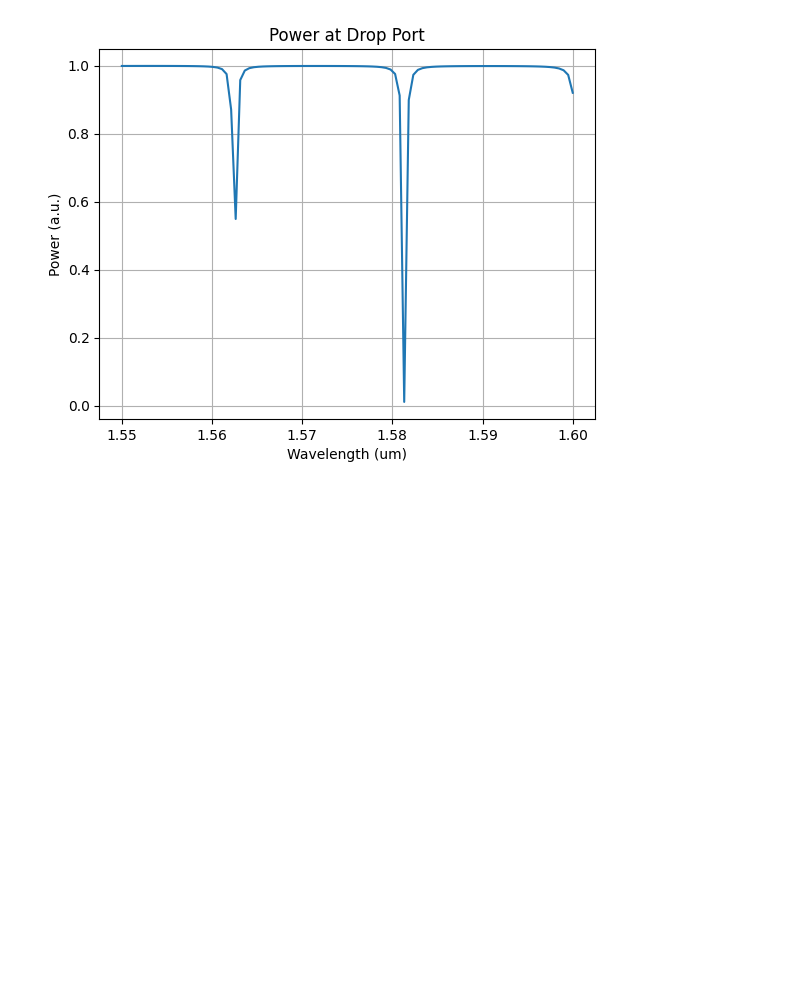
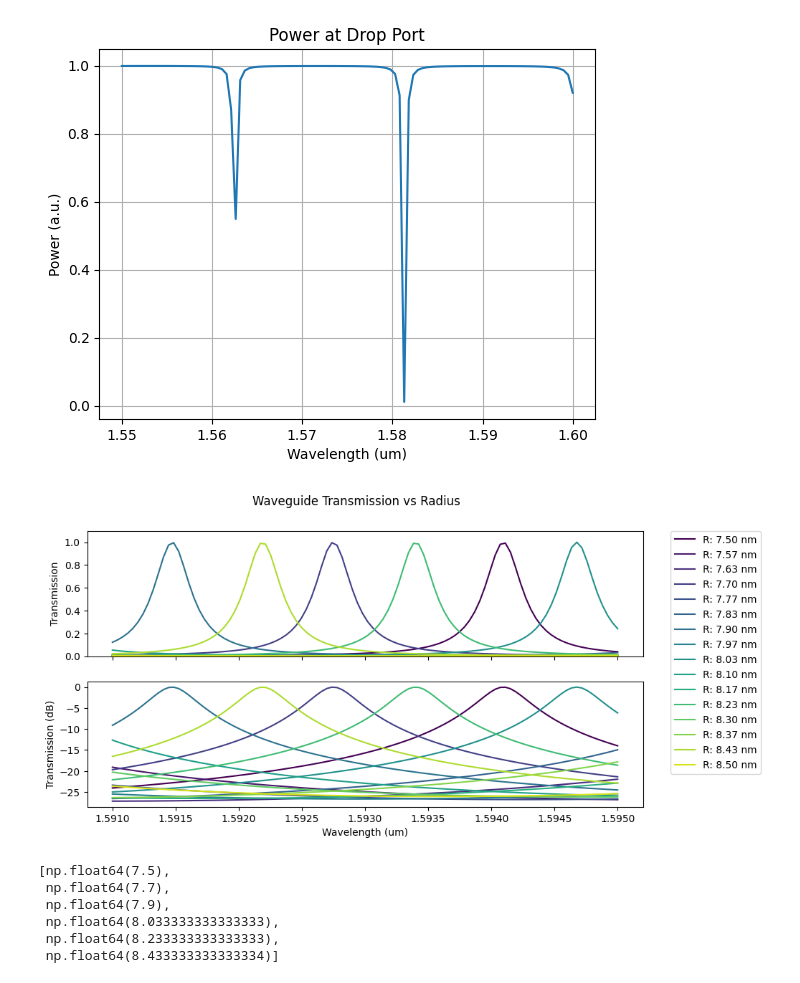
Before and after one commit to JJOL/PD-PiC-Design, a Jupyter notebook: notebooks/components/rings.ipynb, the cells around one changed output. Saved outputs shown, nothing was run; the diff lists cells and outputs as text; code cells hidden in the pictures; blank space fills up the shorter version.

Commit message:
start rings catalog entry

```diff
--- a/notebooks/components/rings.ipynb
+++ b/notebooks/components/rings.ipynb
@@ -45,7 +45,8 @@ circuit, info = sax.circuit(
 )
 # %%
 wls = np.linspace(1.55, 1.6, 100)
-S = circuit(wl=wls, ring_up={"radius": 5}, ring_down={"radius": 5})
+wls = np.array([1.58,1.581])
+S = circuit(wl=wls, ring_up={"radius": 10}, ring_down={"radius": 10})
 # %%
 power = jnp.abs(S["through","in"])**2
 plt.figure()
@@ -58,0 +82,62 @@ plt.grid()
+# %%
+wls = np.linspace(1.591, 1.595, 100)
+radii = np.linspace(7.5, 8.5, 16) # from 0.5 to 2 microns, 10 points
+
+selected = ['7.50', '7.70', '7.90', '8.03', '8.23', '8.43']
+selected_radii = [float(radius) for radius in selected]
+# radii = selected_radii
+results_per_radius = {}
+for i, radius in enumerate(radii):
+    S = circuit(wl=wls, ring_up={"radius": radius}, ring_down={"radius": radius})
+
+    # Normalized power
+    power = jnp.abs(S["drop","in"])**2
+    # Loss
+    if power.max() < 1e-6:
+        loss = jnp.zeros_like(power)
+    else:
+        loss = 10*jnp.log10(power)
+
+    radius_key = f"{radius:0.2f}"
+    results_per_radius[radius_key] = {
+        "wg_radius": radius,
+        "power": power,
+        "loss": loss,
+    }
+
+# Plot
+# plot_transmission_db_plots(
+#     results_per_radius, radii, wls,
+# )
+# make plot twice as wide. And keep an empty padding to the right of the legend
+fig, axs = plt.subplots(2, 1, sharex=True, figsize=(10, 5))
+cmap = plt.get_cmap("viridis")
+axs[0].set_prop_cycle(plt.cycler(color=cmap(np.linspace(0, 1.2, len(radii)))))
+
+for i, radius in enumerate(radii):
+    radius_key = f"{radius:0.2f}"
+    axs[0].plot(wls, results_per_radius[radius_key]["power"], label=f"R: {radius:0.2f} nm", color=cmap(i/len(radii)))
+    axs[1].plot(wls, results_per_radius[radius_key]["loss"], label=f"R: {radius:0.2f} nm", color=cmap(i/len(radii)))
+
+axs[0].set_ylim(0, 1.1)
+axs[0].set_ylabel("Transmission")
+axs[1].set_ylabel("Transmission (dB)")
+axs[1].set_xlabel("Wavelength (um)")
+# axs[1].legend()
+axs[0].legend(bbox_to_anchor=(1.05, 1), loc=2, borderaxespad=0.)
+plt.suptitle("Waveguide Transmission vs Radius")
+fig.show()
+# %% [output]
+[figure, added]
+# %%
+results_per_radius
+# keep all radius results which for the span, they have a loss of less than -5 dB
+radii_with_loss = [results_per_radius[radius]["wg_radius"] for radius in results_per_radius.keys() if results_per_radius[radius]["loss"].max() > -5]
+radii_with_loss
+# %% [output]
+[np.float64(7.5),
+ np.float64(7.7),
+ np.float64(7.9),
+ np.float64(8.033333333333333),
+ np.float64(8.233333333333333),
+ np.float64(8.433333333333334)]
```
Also changed, not shown: parts of 5 cells of this notebook, 1 other file.
